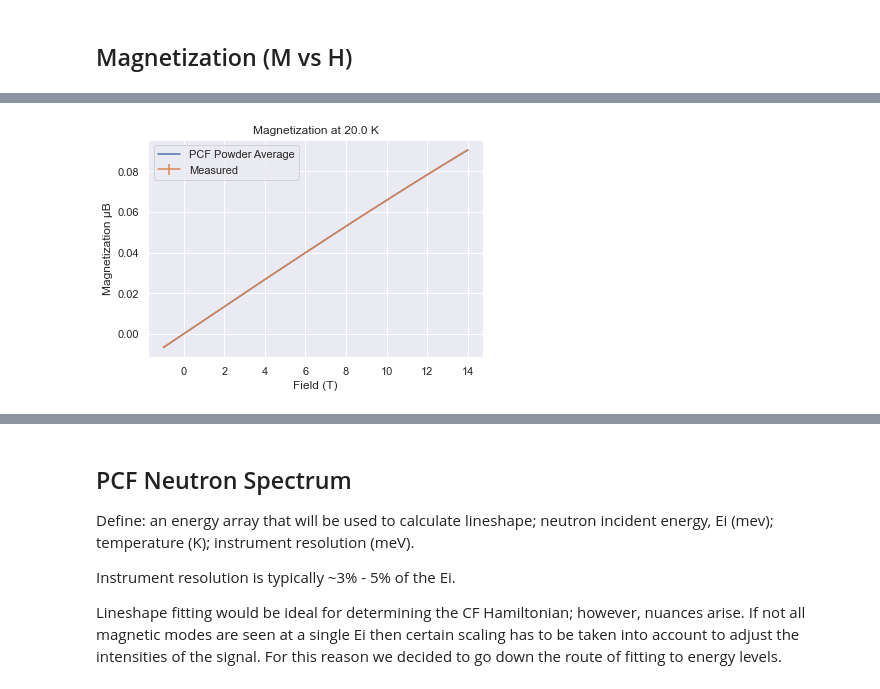
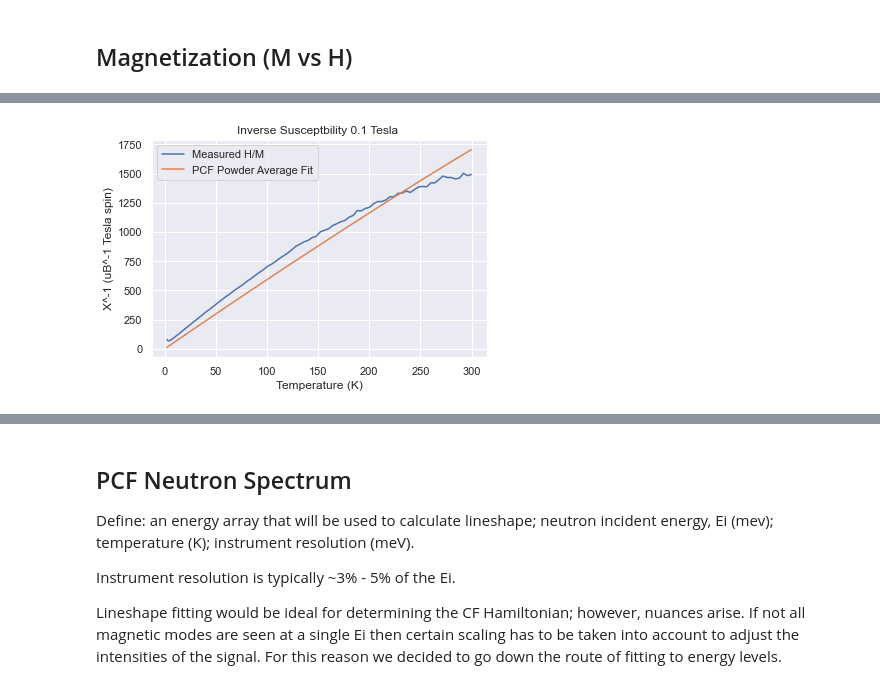
Before and after one commit to JensenKaplan/ActiveResearch, a Jupyter notebook: CrystalField/CrystalField.ipynb, the cells around one changed output, grey strips where cells are left out. Saved outputs shown, nothing was run; the diff lists cells and outputs as text; code cells hidden in the pictures.

Commit message:
switched to fitting susceptibility first, then magnetization from that. J basis displayed.

```diff
--- a/CrystalField/CrystalField.ipynb
+++ b/CrystalField/CrystalField.ipynb
@@ -58,6 +58,19 @@ def magFit(Pr,a,b,c, HTes, **kwargs ):
         for i in HTes:
             mag.append(a*Pr.magnetization(Temp = Temp, Field = [i, 0, 0], ion = ion)[0] + b*Pr.magnetization(Temp = Temp, Field = [0, i, 0], ion = ion)[1] + c*Pr.magnetization(Temp = Temp, Field = [0, 0, i], ion = ion)[2])
     return -1*np.array(mag)
+
+
+# Function to be made into an LMFIT model.
+def inverseSusFit(Pr,Ha,T,a,c, **kwargs ):
+    mag = []
+    if kwargs['LS_on']:
+        for i in T:
+            mag.append(a*Pr.magnetization(Temp = i, Field = [Ha, 0, 0])[0] + a*Pr.magnetization(Temp = i, Field = [0, Ha, 0])[1] + c*Pr.magnetization(Temp = i, Field = [0, 0, Ha])[2])
+    else:
+        for i in T:
+            mag.append(a*Pr.magnetization(Temp = i, Field = [Ha, 0, 0], ion = ion)[0] + a*Pr.magnetization(Temp = i, Field = [0, Ha, 0], ion = ion)[1] + c*Pr.magnetization(Temp = i, Field = [0, 0, Ha], ion = ion)[2])
+
+    return -Ha/np.array(mag)
 #####################################################################################################################################################################
 # %% [markdown]
 ## Define kwargs and other important things
@@ -67,7 +80,7 @@ def magFit(Pr,a,b,c, HTes, **kwargs ):
 comp = 'Sr2PrO4'
 ion = 'Ce3+'
 who = 'Arun'
-LS_on = True
+LS_on = False
 Kmeans = True
 molweight = molweight[comp]
 LSValue = 100
@@ -254,56 +317,38 @@ gz  0.000000+0.000000j  0.000000+0.000000j  0.971366+0.000000j
 # %%
-# ## PCF Magnetization
-#####################################################################################################################################################################
-runs = []
-for i in os.listdir(MHDir):
-    if i.endswith('.DAT'): #This was a safeguard against a situation arising at an earlier implementation of my code.
-        runs.append(i)
 
-# mass = getMass(runs[0],who = who)
 
-MHdata = {}
-# plt.figure()
-for i in runs:
-    M, H, Err,  mass, T = getData(i,MHDir,who = who, dataType = 'MH')
-    M = normalize(M,mass,molweight, 'spin')
-    Err = normalize(Err,mass,molweight, 'spin')
-    MHdata[T] = [M,H,Err,mass,i]
-    # plt.errorbar(H,M, yerr = Err, label = name)
-
-T = '20K'
-Temp = getTemp(MHdata[T][-1], who = who)
-M, H, Err, mass, filename = MHdata[T]
+# Choosing 20K run
+Tmh = '20K'
+Temp = getTemp(MHdata[Tmh][-1], who = who)
+M, H, Err, mass, filename = MHdata[Tmh]
 M = emuToBohr2(M)
 H = oeToTesla(H)
 
+mag = []
+for i in H:
+    if LS_on:
+        mag.append(XFitted.params['a']*Pr.magnetization(Temp = Temp, Field = [i, 0, 0])[0] + XFitted.params['a']*Pr.magnetization(Temp = Temp, Field = [0, i, 0])[1] + XFitted.params['c']*Pr.magnetization(Temp = Temp, Field = [0, 0, i])[2])
+    else:
+        mag.append(XFitted.params['a']*Pr.magnetization(Temp = Temp, Field = [i, 0, 0], ion=ion)[0] + XFitted.params['a']*Pr.magnetization(Temp = Temp, Field = [0, i, 0], ion = ion)[1] + XFitted.params['c']*Pr.magnetization(Temp = Temp, Field = [0, 0, i], ion = ion)[2])
 
-# Make LMFIT model and fit
-# Create stevens coefficients dictionary from fitted parameters
-#####################################################################################################################################################################
-magModel = Model(magFit, independent_vars = ['HTes', 'Pr'])
-params = magModel.make_params()
+mag = -1*np.array(mag)
 
-# Bounded
-params['a'].set(value = 1/3, min = .0001, max = 1)
-params['b'].set(value = 1/3, min = .0001, max = 1)
-params['c'].set(value = 1/3, min = .0001, max = 1)
-
-## Unbounded
-# params['a'].set(value = 1/3)
-# params['b'].set(value = 1/3)
-# params['c'].set(value = 1/3)
-
-# Fit model to data
-magFitted = magModel.fit(M,params,Pr = Pr, HTes = H, LS_on = LS_on, ion = ion)
-magFitted.params.pretty_print()
 
 plt.figure()
-plt.plot(H,magFitted.best_fit, label = 'PCF Powder Average Fitted')
-plt.errorbar(H,M, yerr = Err, label = 'Measured')
+plt.plot(T,Xi, label = 'Measured H/M')
+plt.plot(T,XFitted.best_fit, label = 'PCF Powder Average Fit')
+plt.xlabel('Temperature (K)')
+plt.ylabel('X^-1 (uB^-1 Tesla spin)')
+plt.legend()
+plt.title('Inverse Susceptbility {} Tesla '.format(.1))
+plt.show()
+
+plt.figure()
+plt.plot(H,M, label = 'Measured M')
+plt.plot(H, mag , label = 'PCF Powder Average Fit Extrapolated')
 plt.xlabel('Field (T)')
-plt.ylabel('Magnetization \N{GREEK SMALL LETTER MU}B')
-plt.title('Magnetization at {} K'.format(Temp))
+plt.ylabel('M (uB spin^-1)')
 plt.legend()
+plt.title('Magnetization at T  = {} K'.format(Tmh))
 plt.show()
-#####################################################################################################################################################################
 # %% [output]
@@ -314 +355 @@ c     0.629   0.0001        1        0     True     None     None
-[figure, old version]
+[figure, new version]
```
Also changed, not shown: parts of 9 cells of this notebook.
